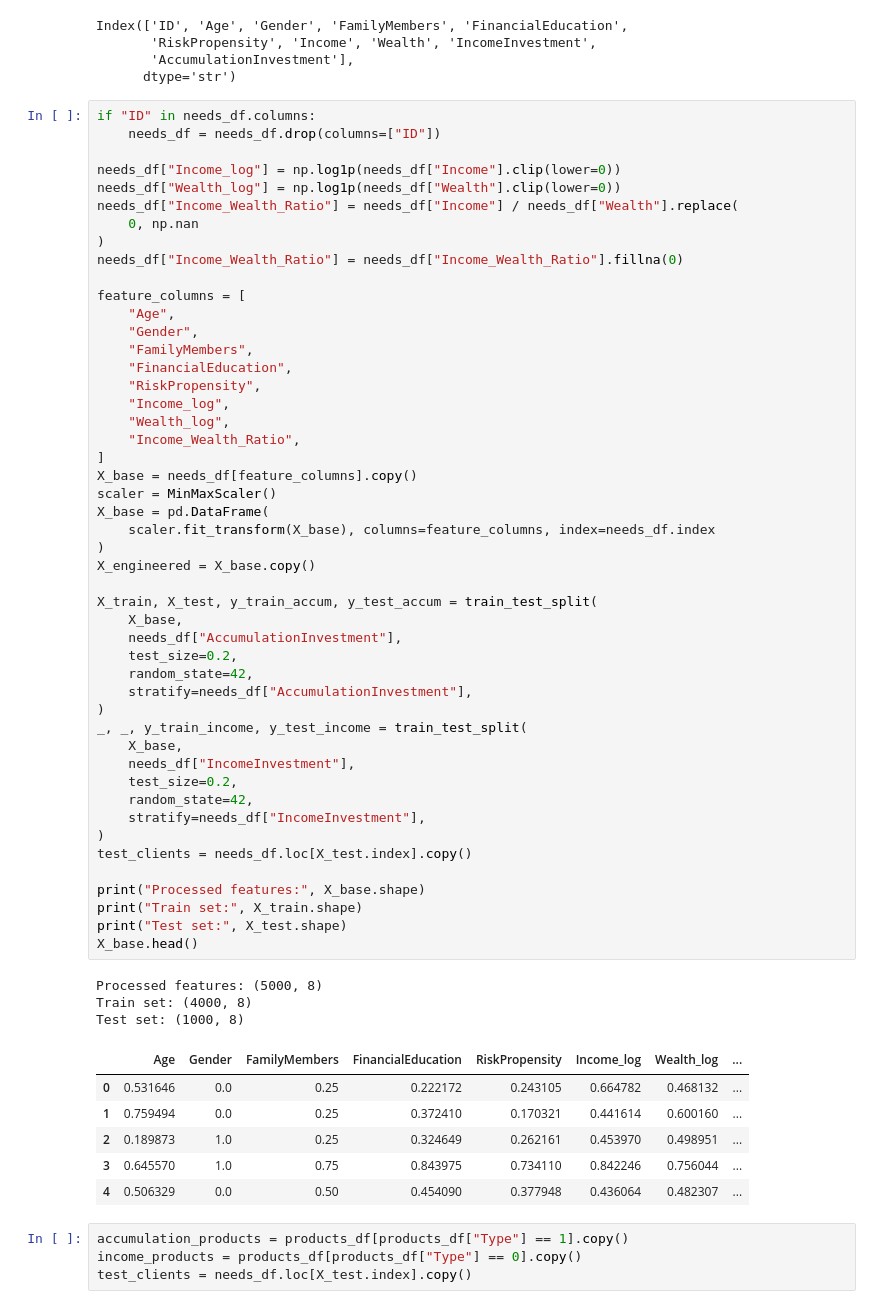
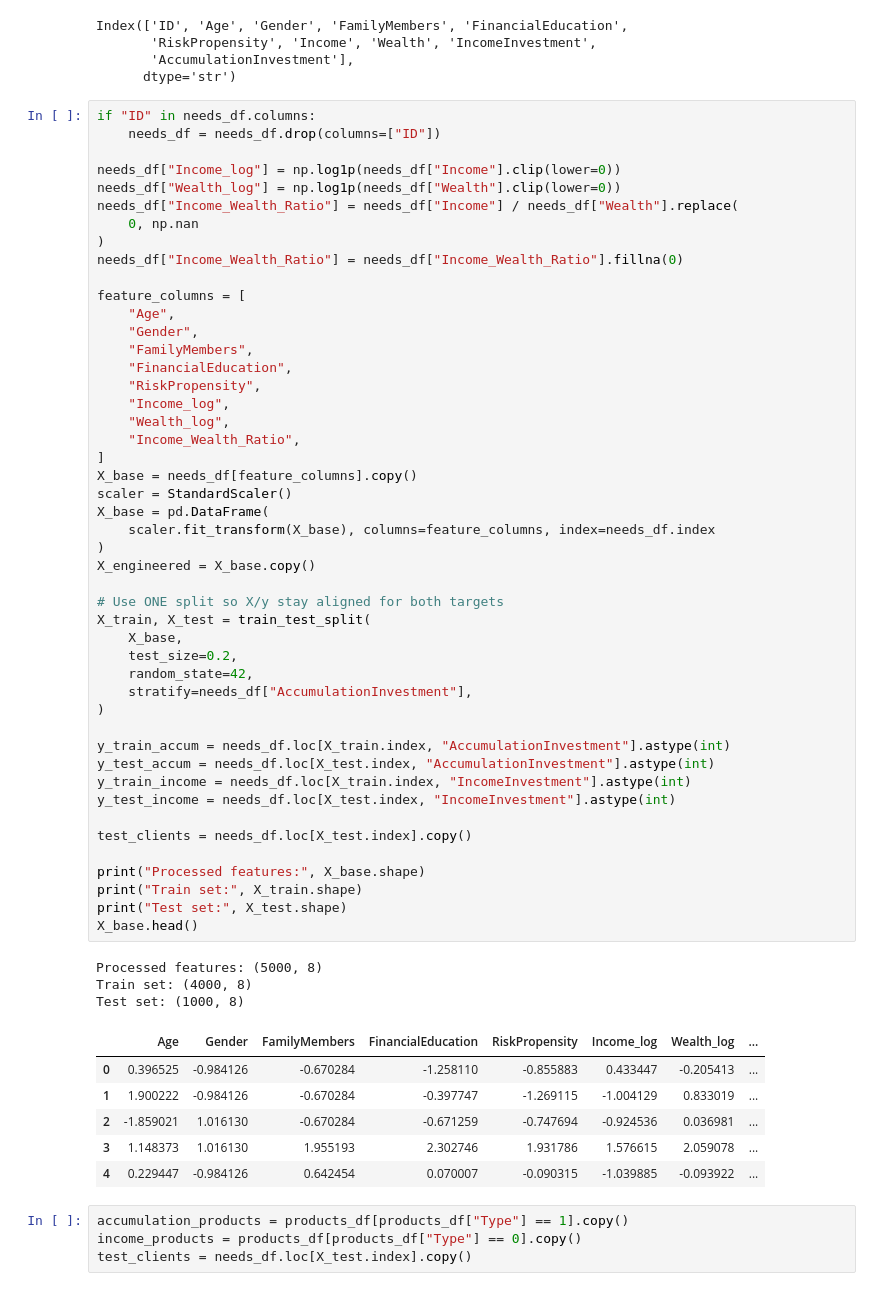
Before and after one commit to JoeChen322/Fintech, a Jupyter notebook: recommend-system.ipynb, the cells around one changed output. Drawn from its saved outputs; the diff is of its cells as text.

```diff
--- a/recommend-system.ipynb
+++ b/recommend-system.ipynb
@@ -106,48 +168,47 @@ feature_columns = [
     "Gender",
     "FamilyMembers",
     "FinancialEducation",
     "RiskPropensity",
     "Income_log",
     "Wealth_log",
     "Income_Wealth_Ratio",
 ]
 X_base = needs_df[feature_columns].copy()
-scaler = MinMaxScaler()
+scaler = StandardScaler()
 X_base = pd.DataFrame(
     scaler.fit_transform(X_base), columns=feature_columns, index=needs_df.index
 )
 X_engineered = X_base.copy()
 
-X_train, X_test, y_train_accum, y_test_accum = train_test_split(
+# Use ONE split so X/y stay aligned for both targets
+X_train, X_test = train_test_split(
     X_base,
-    needs_df["AccumulationInvestment"],
     test_size=0.2,
     random_state=42,
     stratify=needs_df["AccumulationInvestment"],
 )
-_, _, y_train_income, y_test_income = train_test_split(
-    X_base,
-    needs_df["IncomeInvestment"],
-    test_size=0.2,
-    random_state=42,
-    stratify=needs_df["IncomeInvestment"],
-)
+
+y_train_accum = needs_df.loc[X_train.index, "AccumulationInvestment"].astype(int)
+y_test_accum = needs_df.loc[X_test.index, "AccumulationInvestment"].astype(int)
+y_train_income = needs_df.loc[X_train.index, "IncomeInvestment"].astype(int)
+y_test_income = needs_df.loc[X_test.index, "IncomeInvestment"].astype(int)
+
 test_clients = needs_df.loc[X_test.index].copy()
 
 print("Processed features:", X_base.shape)
 print("Train set:", X_train.shape)
 print("Test set:", X_test.shape)
 X_base.head()
 # %% [output]
 Processed features: (5000, 8)
 Train set: (4000, 8)
 Test set: (1000, 8)
 |  | Age | Gender | FamilyMembers | FinancialEducation | RiskPropensity | Income_log | Wealth_log | ... |
-| 0 | 0.531646 | 0.0 | 0.25 | 0.222172 | 0.243105 | 0.664782 | 0.468132 | ... |
-| 1 | 0.759494 | 0.0 | 0.25 | 0.372410 | 0.170321 | 0.441614 | 0.600160 | ... |
-| 2 | 0.189873 | 1.0 | 0.25 | 0.324649 | 0.262161 | 0.453970 | 0.498951 | ... |
-| 3 | 0.645570 | 1.0 | 0.75 | 0.843975 | 0.734110 | 0.842246 | 0.756044 | ... |
-| 4 | 0.506329 | 0.0 | 0.50 | 0.454090 | 0.377948 | 0.436064 | 0.482307 | ... |
+| 0 | 0.396525 | -0.984126 | -0.670284 | -1.258110 | -0.855883 | 0.433447 | -0.205413 | ... |
+| 1 | 1.900222 | -0.984126 | -0.670284 | -0.397747 | -1.269115 | -1.004129 | 0.833019 | ... |
+| 2 | -1.859021 | 1.016130 | -0.670284 | -0.671259 | -0.747694 | -0.924536 | 0.036981 | ... |
+| 3 | 1.148373 | 1.016130 | 1.955193 | 2.302746 | 1.931786 | 1.576615 | 2.059078 | ... |
+| 4 | 0.229447 | -0.984126 | 0.642454 | 0.070007 | -0.090315 | -1.039885 | -0.093922 | ... |
 # %%
 accumulation_products = products_df[products_df["Type"] == 1].copy()
 income_products = products_df[products_df["Type"] == 0].copy()
```
Also changed, not shown: parts of 16 cells of this notebook, 4 other files.
